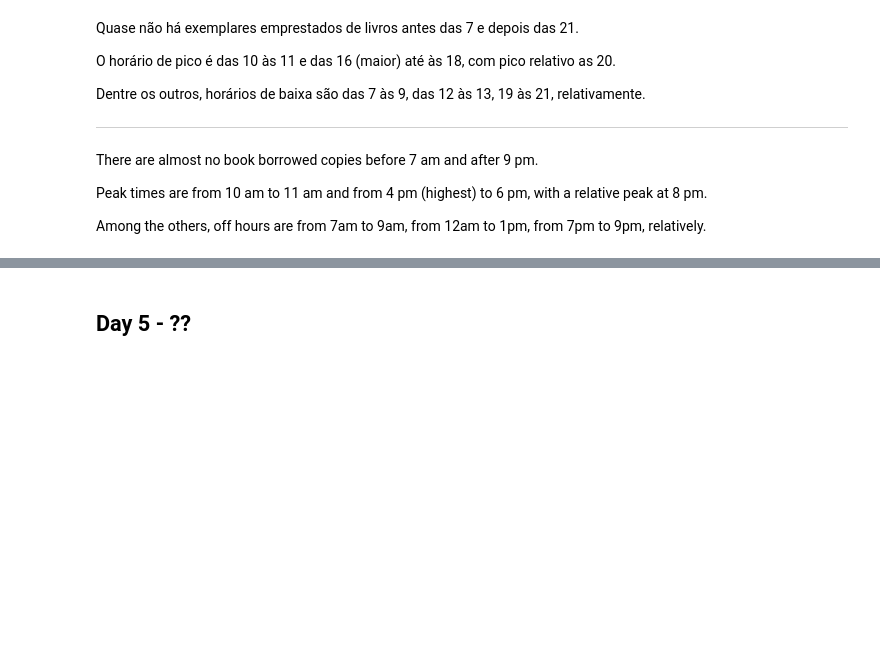
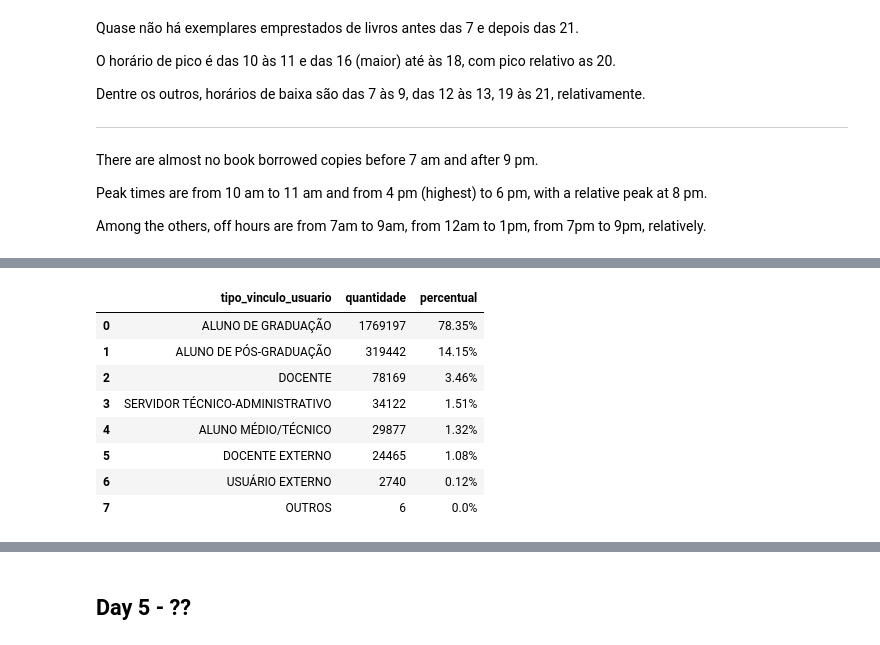
Before and after one commit to migueltosi/UFRN-Library-Data-Analysis, a Jupyter notebook: UFRN_Library.ipynb, the cells around one changed output, grey strips where cells are left out. Saved outputs shown, nothing was run; the diff lists cells and outputs as text; code cells hidden in the pictures; blank space fills up the shorter version.

```diff
--- a/UFRN_Library.ipynb
+++ b/UFRN_Library.ipynb
@@ -512,0 +543,12 @@ Among the others, off hours are from 7am to 9am, from 12am to 1pm, from 7pm to 9
+# %%
+by_user_link_type
+# %% [output]
+|  | tipo_vinculo_usuario | quantidade | percentual |
+| 0 | ALUNO DE GRADUAÇÃO | 1769197 | 78.35% |
+| 1 | ALUNO DE PÓS-GRADUAÇÃO | 319442 | 14.15% |
+| 2 | DOCENTE | 78169 | 3.46% |
+| 3 | SERVIDOR TÉCNICO-ADMINISTRATIVO | 34122 | 1.51% |
+| 4 | ALUNO MÉDIO/TÉCNICO | 29877 | 1.32% |
+| 5 | DOCENTE EXTERNO | 24465 | 1.08% |
+| 6 | USUÁRIO EXTERNO | 2740 | 0.12% |
+| 7 | OUTROS | 6 | 0.0% |
```
Also changed, not shown: parts of 15 cells of this notebook.
